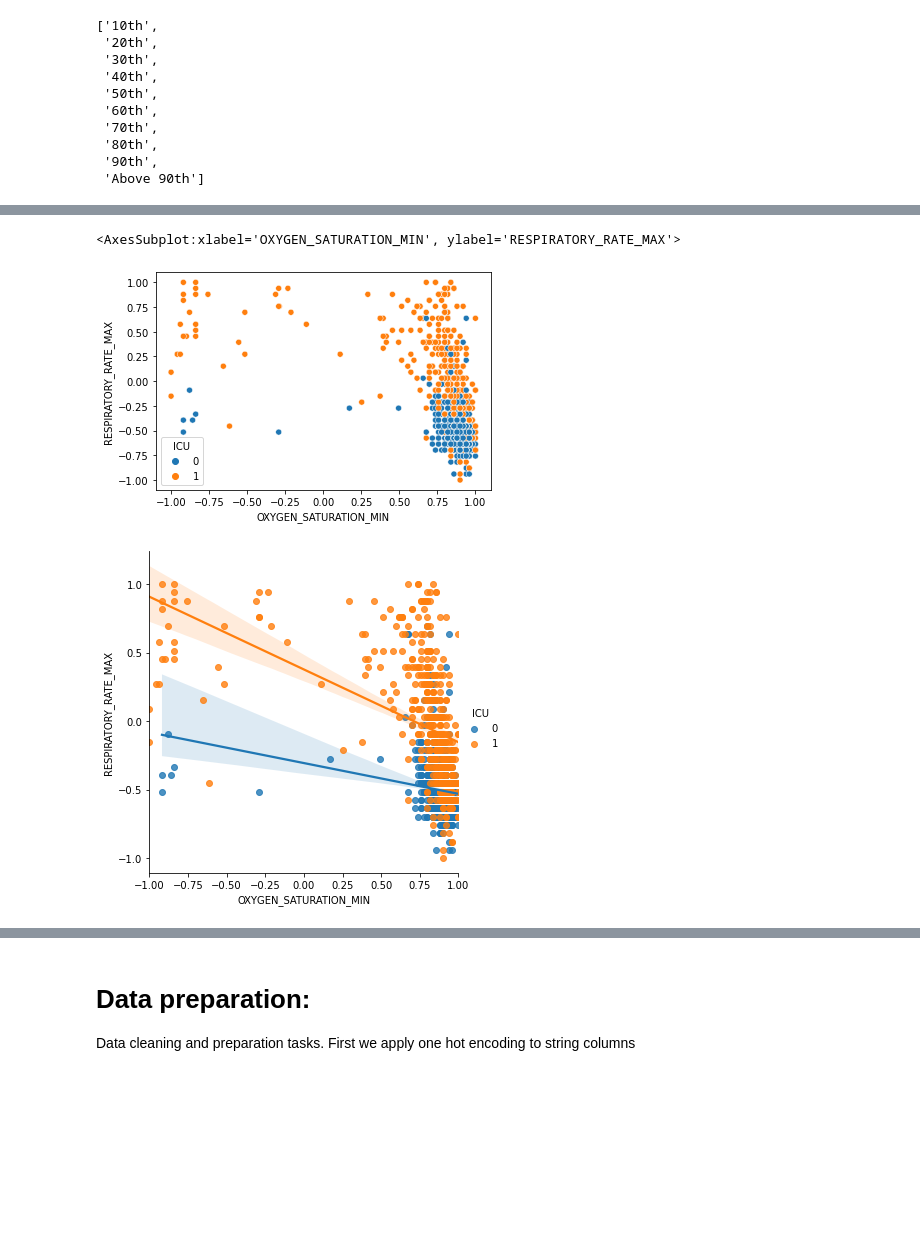
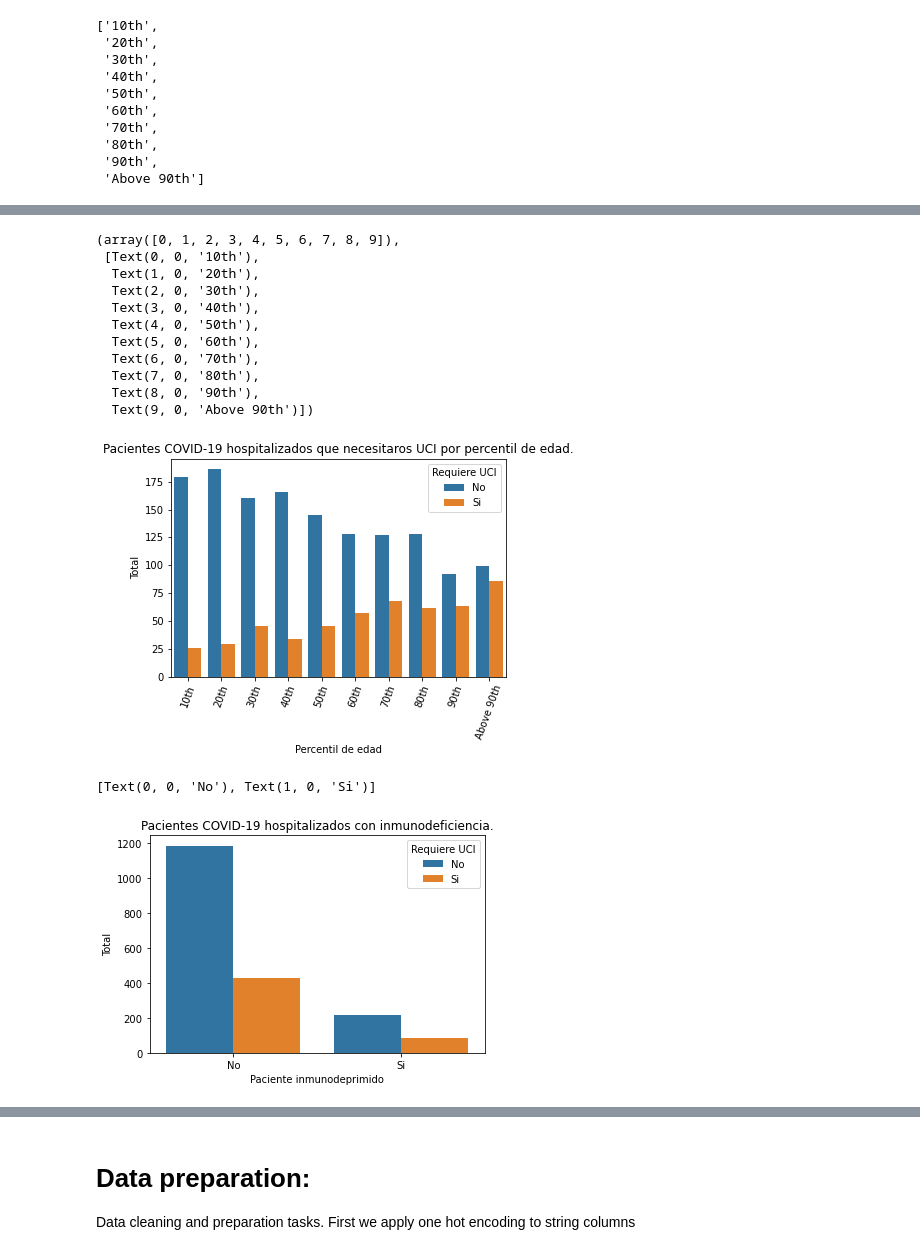
Before and after one commit to gusAGR/machine-learning-tfg, a Jupyter notebook: notebooks/Sirio_Libanes.ipynb, the cells around one changed output, grey strips where cells are left out. Drawn from its saved outputs; the diff is of its cells as text; code cells hidden in the pictures; blank space fills up the shorter version.

```diff
--- a/notebooks/Sirio_Libanes.ipynb
+++ b/notebooks/Sirio_Libanes.ipynb
@@ -162,9 +127,28 @@ sns.displot(data=data, x="OXYGEN_SATURATION_MIN", hue='ICU', kde=True)
-# %%
-sns.scatterplot(x='OXYGEN_SATURATION_MIN', y='RESPIRATORY_RATE_MAX', hue='ICU', data=data)
-# %% [output]
-<AxesSubplot:xlabel='OXYGEN_SATURATION_MIN', ylabel='RESPIRATORY_RATE_MAX'>
-[figure, removed]
-# %%
-sns.lmplot(x='OXYGEN_SATURATION_MIN', y='RESPIRATORY_RATE_MAX', hue='ICU', data=data);
-# %% [output]
-[figure, removed]
+# %%
+ax=sns.countplot(x="AGE_PERCENTIL", hue="ICU", data=data, order=sorted(data.AGE_PERCENTIL.unique()))
+ax.set(xlabel= 'Percentil de edad', ylabel='Total',
+       title='Pacientes COVID-19 hospitalizados que necesitaros UCI por percentil de edad.')
+plt.legend(title='Requiere UCI', labels=['No', 'Si'])
+plt.xticks(rotation=70)
+# %% [output]
+(array([0, 1, 2, 3, 4, 5, 6, 7, 8, 9]),
+ [Text(0, 0, '10th'),
+  Text(1, 0, '20th'),
+  Text(2, 0, '30th'),
+  Text(3, 0, '40th'),
+  Text(4, 0, '50th'),
+  Text(5, 0, '60th'),
+  Text(6, 0, '70th'),
+  Text(7, 0, '80th'),
+  Text(8, 0, '90th'),
+  Text(9, 0, 'Above 90th')])
+[figure, added]
+# %%
+ax=sns.countplot(x="IMMUNOCOMPROMISED", hue="ICU", data=data)
+ax.set(xlabel= 'Paciente inmunodeprimido', ylabel='Total',
+       title='Pacientes COVID-19 hospitalizados con inmunodeficiencia.')
+plt.legend(title='Requiere UCI', labels=['No', 'Si'])
+ax.set_xticklabels(['No', 'Si'])
+# %% [output]
+[Text(0, 0, 'No'), Text(1, 0, 'Si')]
+[figure, added]
```
Also changed, not shown: parts of 20 cells of this notebook.
